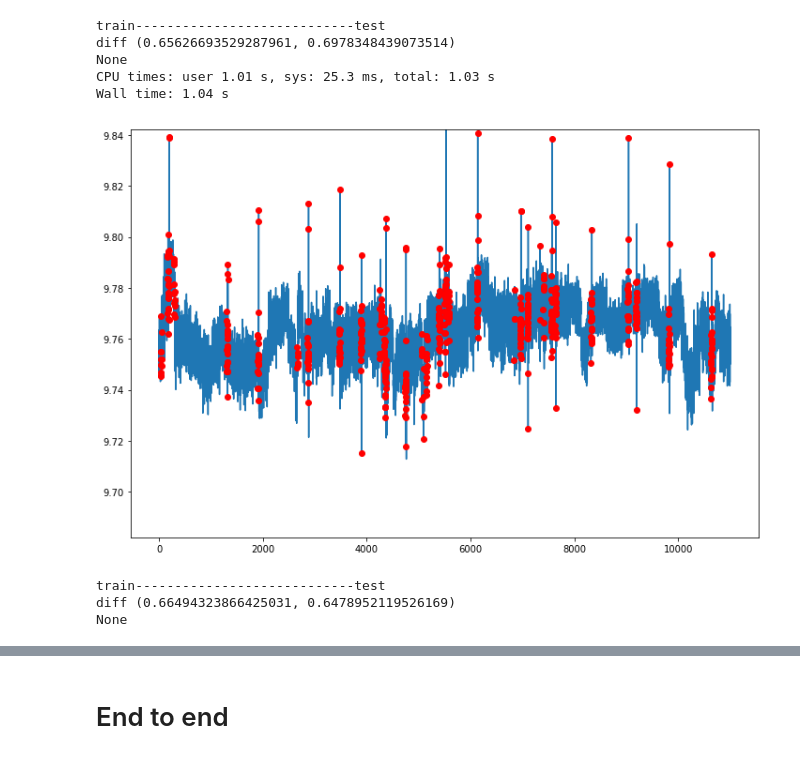
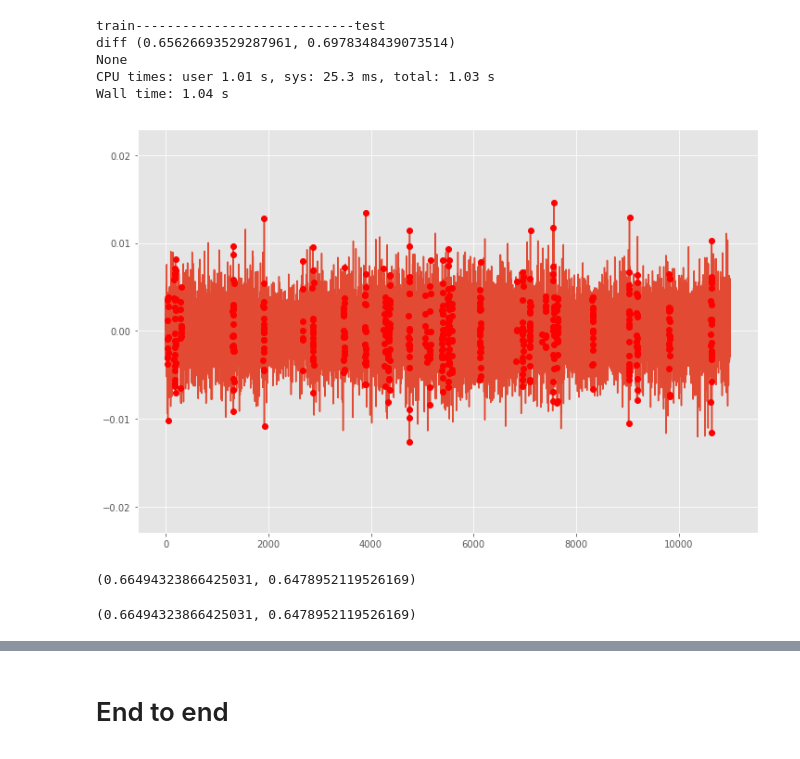
Before and after one commit to ale3otik/GlobalChangersSibur, a Jupyter notebook: notebook2.ipynb, the cells around one changed output, grey strips where cells are left out. Drawn from its saved outputs; the diff is of its cells as text; code cells hidden in the pictures.

```diff
--- a/notebook2.ipynb
+++ b/notebook2.ipynb
@@ -101,12 +100,15 @@ None
 CPU times: user 1.01 s, sys: 25.3 ms, total: 1.03 s
 Wall time: 1.04 s
 # %%
-values = df['trend'].values
+values = df['diff'].values
 targets = ewma.get_ma_target(df,window=20)
 utils.plot_with_target(values, targets)
-print(get_log_reg_score(targets))
+print(utils.get_model_score(targets,np.abs(values)))
 # %% [output]
-[figure, old version]
+[figure, new version]
-train----------------------------test
-diff (0.66494323866425031, 0.6478952119526169)
-None
+(0.66494323866425031, 0.6478952119526169)
+# %%
+score,proba = utils.get_model_score(targets, np.abs(values),X_length = 50,return_proba=True)
+print(score)
+# %% [output]
+(0.66494323866425031, 0.6478952119526169)
```
Also changed, not shown: parts of 3 cells of this notebook, 2 other files.
